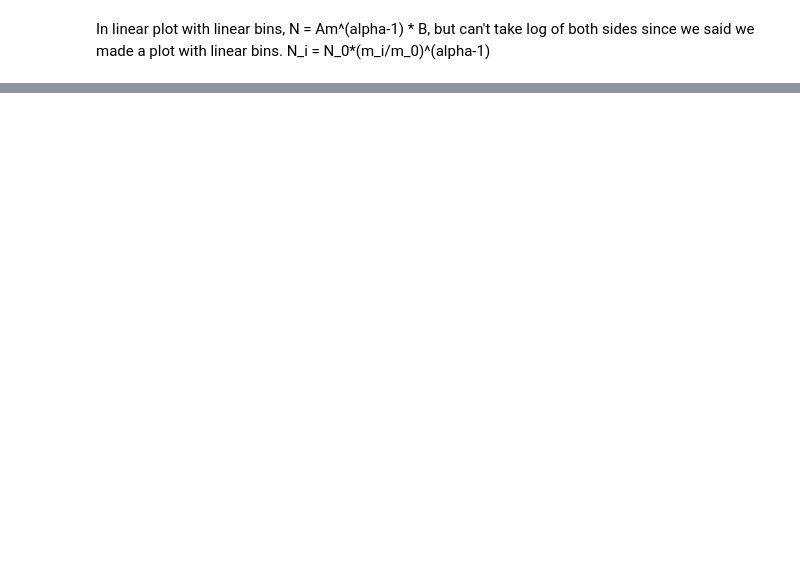
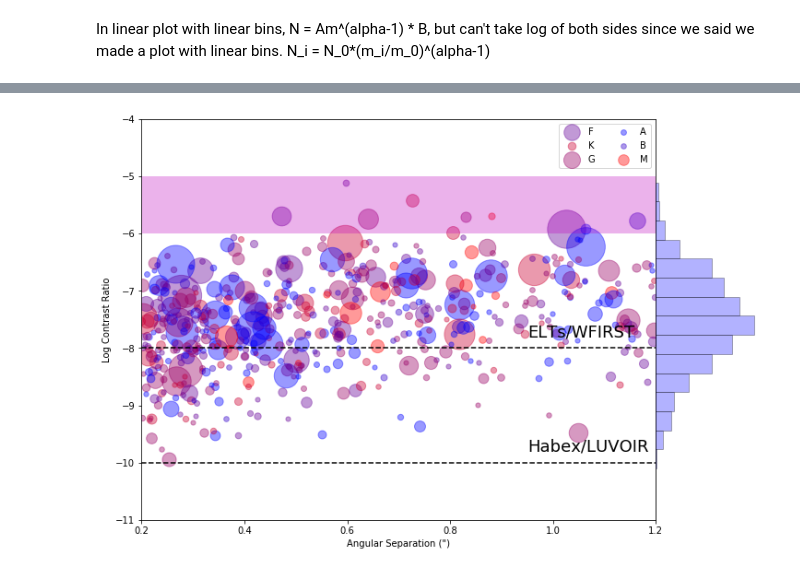
Before and after one commit to LoicNassif/CE-Irregular-Satellites, a Jupyter notebook: jupyter_examples/GPIproposaldetectabilityClean.ipynb, the cells around one changed output, grey strips where cells are left out. Drawn from its saved outputs; the diff is of its cells as text; code cells hidden in the pictures; blank space fills up the shorter version.

Commit message:
added color coded star type plot

```diff
--- a/jupyter_examples/GPIproposaldetectabilityClean.ipynb
+++ b/jupyter_examples/GPIproposaldetectabilityClean.ipynb
@@ -126,7 +126,7 @@ def draw_star(GPI):
     else:
         idx = randint(0, GPI.shape[0]-1)
         star = GPI.loc[idx]
-    return star['Mass']*Msun, star['Lum']*Lsun, star['Fe_H_Teff'], star['Distance_distance']*pc, star['FLUX_I'], star['Age']*Year
+    return star['Mass']*Msun, star['Lum']*Lsun, star['Fe_H_Teff'], star['Distance_distance']*pc, star['FLUX_I'], star['Age']*Year, star['S_Type'][0]
 
 def draw_planet(star, age, IWA=0.2, OWA=1.2):
     Mmin = 21 # Mearth (Nep)
@@ -154,16 +154,16 @@ def contrast_scat(A, g, Q, a_pl):
     return (A*g*Q) / (np.pi*a_pl**2)
 # %%
 def sample(GPI):
-    Mstar, Lstar, Tstar, d_pl, Imag, age = draw_star(GPI)
+    Mstar, Lstar, Tstar, d_pl, Imag, age, star_type = draw_star(GPI)
     if age == 0:
         age = loguniform(1e7, 1e8) * Year
     star = swarms.Star(Lstar, Mstar, Tstar, d=d_pl)
     if 10780000 >= age/Year:
-        return None, None, None, None, None
+        return None, None, None, None, None, None
     planet = draw_planet(star, age)
    # print(planet.a)
     if planet.a == None:
-        return None, None, None, None, None
+        return None, None, None, None, None, None
 
     Dc = loguniform(1e5, 1e6) # m
     Mtot = loguniform(0.2, 2)*Mearth#loguniform(1e-4, 1)*Mearth
@@ -181,14 +181,16 @@ def sample(GPI):
     swarm = swarms.CollSwarm(star, planet, M0, Dt, Dmax, Q=Q, eta=eta, Nstr=Nstr,
                             rho=rho, fQ=fQ, correction=True, age=age)
     CRscatSwarm = swarm.CRscat(g)
-    return CRscatSwarm, planet.a/AU, d_pl/pc, Imag, planet.M
+    return CRscatSwarm, planet.a/AU, d_pl/pc, Imag, planet.M, star_type
 # %%
 %%time
 seed(0)
 M0 = 1*Mearth
 Nsamples = 600
+star_type = []
 CR, a, d, Imag, Mplt = np.zeros(Nsamples), np.zeros(Nsamples), np.zeros(Nsamples), np.zeros(Nsamples), np.zeros(Nsamples)
 for i in range(Nsamples):
-    CR[i], a[i], d[i], Imag[i], Mplt[i] = sample(GPI)
+    CR[i], a[i], d[i], Imag[i], Mplt[i], stype = sample(GPI)
+    star_type.append(stype)
 #print(CR)
 # %% [output]
@@ -239,0 +200,71 @@ fig.savefig('GPIproposaldetections.pdf', bbox_inches='tight')
+# %%
+mask = (~np.isnan(CR)) & (a/d > 0.2) & (a/d < 1.2)
+cm = plt.cm.get_cmap('RdYlBu')
+
+sep = a[mask]/d[mask]
+logCR = np.log10(CR[mask])
+Mpltcut = Mplt[mask]
+color_flags = [False, False, False, False, False, False]
+fig, axarr = plt.subplots(figsize=(12,8), ncols=2, gridspec_kw = {'width_ratios':[5, 1]}, sharey=True)
+for i in range(len(sep)):
+    if star_type[i] == 'M':
+        if color_flags[0]:
+            axarr[0].scatter(sep[i], logCR[i], c=(1, 0, 0), s=400*Mpltcut[i]/Mearth/318, alpha=0.4)
+        else:
+            axarr[0].scatter(sep[i], logCR[i], c=(1, 0, 0), s=400*Mpltcut[i]/Mearth/318, alpha=0.4, label="M")
+            color_flags[0] = True
+
+    elif star_type[i] == 'K':
+        if color_flags[1]:
+            axarr[0].scatter(sep[i], logCR[i], c=(80/100, 0, 20/100), s=400*Mpltcut[i]/Mearth/318, alpha=0.4)
+        else:
+            axarr[0].scatter(sep[i], logCR[i], c=(80/100, 0, 20/100), s=400*Mpltcut[i]/Mearth/318, alpha=0.4, label="K")
+            color_flags[1] = True
+
+    elif star_type[i] == 'G':
+        if color_flags[2]:
+            axarr[0].scatter(sep[i], logCR[i], c=(60/100, 0, 40/100), s=400*Mpltcut[i]/Mearth/318, alpha=0.4)
+        else:
+            axarr[0].scatter(sep[i], logCR[i], c=(60/100, 0, 40/100), s=400*Mpltcut[i]/Mearth/318, alpha=0.4, label="G")
+            color_flags[2] = True
+
+    elif star_type[i] == 'F':
+        if color_flags[3]:
+            axarr[0].scatter(sep[i], logCR[i], c=(40/100, 0, 60/100), s=400*Mpltcut[i]/Mearth/318, alpha=0.4)
+        else:
+            axarr[0].scatter(sep[i], logCR[i], c=(40/100, 0, 60/100), s=400*Mpltcut[i]/Mearth/318, alpha=0.4, label="F")
+            color_flags[3] = True
+
+    elif star_type[i] == 'B':
+        if color_flags[4]:
+            axarr[0].scatter(sep[i], logCR[i], c=(20/100, 0, 80/100), s=400*Mpltcut[i]/Mearth/318, alpha=0.4)
+        else:
+            axarr[0].scatter(sep[i], logCR[i], c=(20/100, 0, 80/100), s=400*Mpltcut[i]/Mearth/318, alpha=0.4, label="B")
+            color_flags[4] = True
+
+    elif star_type[i] == 'A':
+        if color_flags[5]:
+            axarr[0].scatter(sep[i], logCR[i], c=(0, 0, 1), s=400*Mpltcut[i]/Mearth/318, alpha=0.4)
+        else:
+            axarr[0].scatter(sep[i], logCR[i], c=(0, 0, 1), s=400*Mpltcut[i]/Mearth/318, alpha=0.4, label="A")
+            color_flags[5] = True
+
+axarr[0].fill_between(np.linspace(0.2, 1.2, 10), -6, -5, facecolor='m', alpha=0.3)
+#axarr[0].plot(contrastsep, np.log10(contrast/5), 'r-')
+axarr[0].axhline(-8, color='k', linestyle='--')
+axarr[0].axhline(-10, color='k', linestyle='--')
+axarr[0].set_xlim([0.2, 1.2])
+axarr[0].set_ylim([-11, -4])
+axarr[0].set_xlabel('Angular Separation (")')
+axarr[0].set_ylabel('Log Contrast Ratio')
+#axarr[0].set_title('Irregular Satellite Disks in Scattered Light', fontsize=22)
+plt.subplots_adjust(wspace=0)
+axarr[0].text(.95, -7.8, "ELTs/WFIRST", color='k', fontsize=18)
+axarr[0].text(.95, -9.8, "Habex/LUVOIR", color='k', fontsize=18)
+#axarr[0].text(0.75, -7.8, "30-m Class Contrast Target", color='k', fontsize=18)
+axarr[0].legend(ncol=2)
+axarr[1].set_axis_off()
+vals, bins, patches = axarr[1].hist(np.log10(CR[mask]), orientation='horizontal', bins=20, facecolor='b', ec='k', alpha=0.3)
+fig.savefig('GPIproposaldetections.pdf', bbox_inches='tight')
+# %% [output]
+[figure, added]
```
Also changed, not shown: parts of 8 cells of this notebook.
